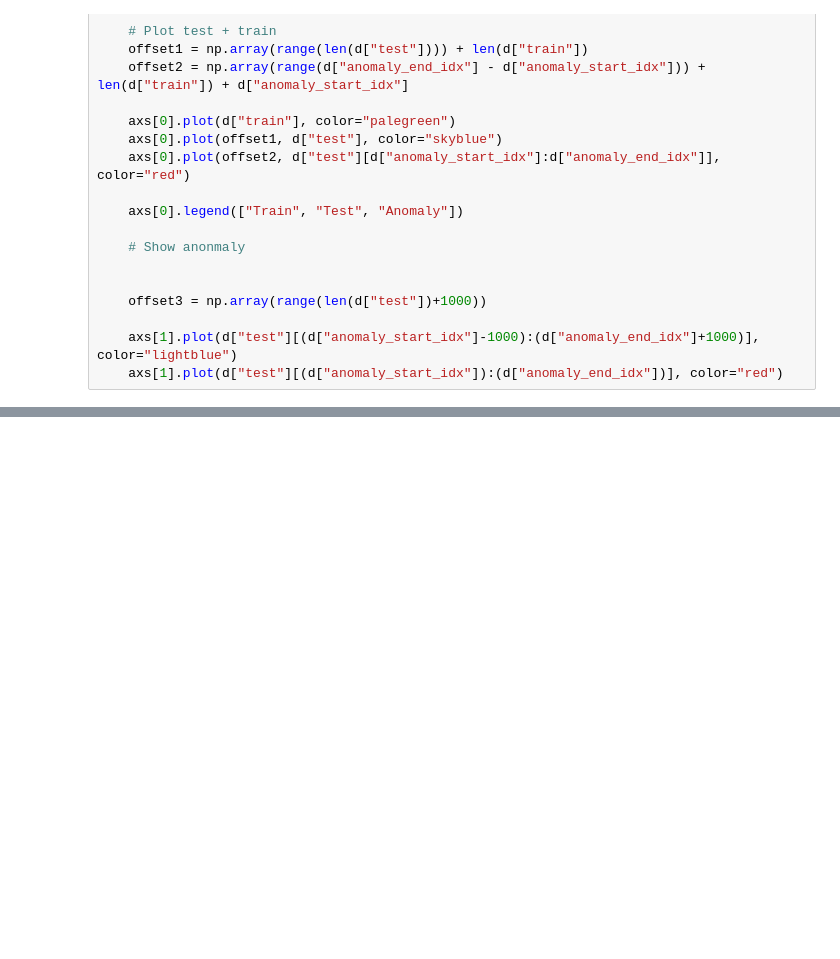
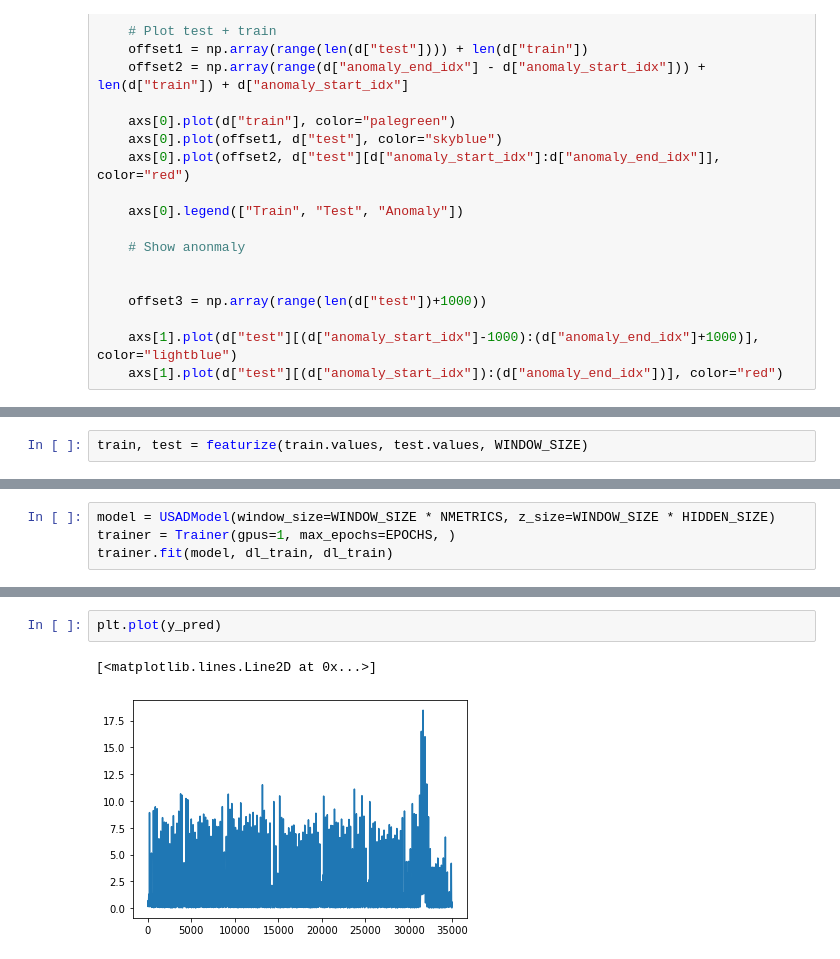
Before and after one commit to finloop/usad-on-ucr-data, a Jupyter notebook: notebooks/UCR_Anomaly.ipynb, the cells around one changed output, grey strips where cells are left out. Drawn from its saved outputs; the diff is of its cells as text; blank space fills up the shorter version.

```diff
--- a/notebooks/UCR_Anomaly.ipynb
+++ b/notebooks/UCR_Anomaly.ipynb
@@ -101,0 +127,2 @@ plot_dataset(datasets[13])
+# %%
+train, test = featurize(train.values, test.values, WINDOW_SIZE)
@@ -101,0 +135,4 @@ plot_dataset(datasets[13])
+# %%
+model = USADModel(window_size=WINDOW_SIZE * NMETRICS, z_size=WINDOW_SIZE * HIDDEN_SIZE)
+trainer = Trainer(gpus=1, max_epochs=EPOCHS, )
+trainer.fit(model, dl_train, dl_train)
@@ -101,0 +214,5 @@ plot_dataset(datasets[13])
+# %%
+plt.plot(y_pred)
+# %% [output]
+[<matplotlib.lines.Line2D at 0x...>]
+[figure, added]
```
Also changed, not shown: parts of 16 cells of this notebook.
